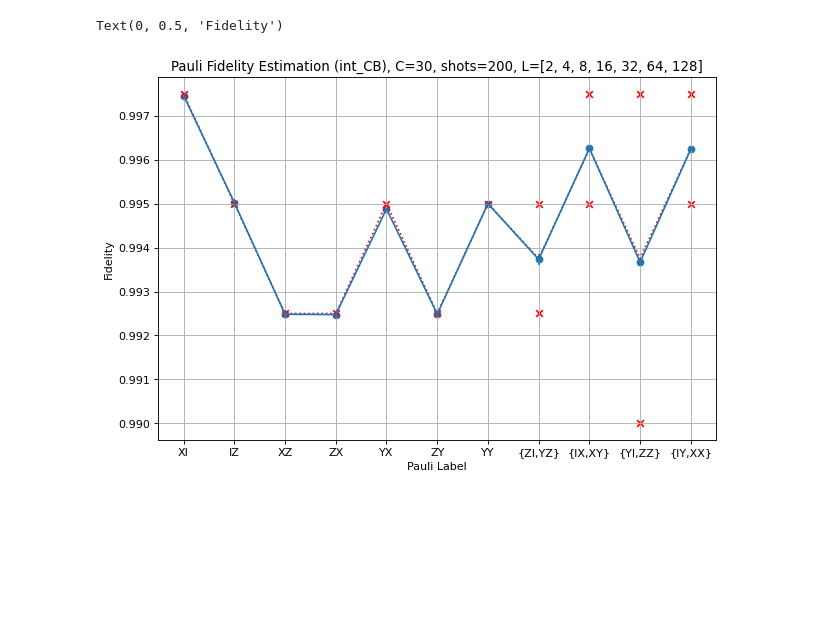
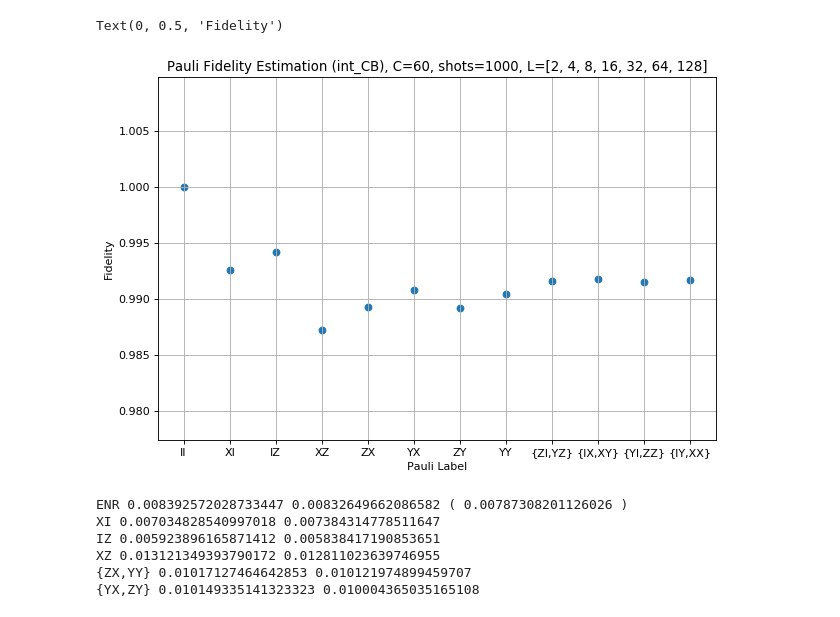
Before and after one commit to csenrui/Pauli_Learnability, a Jupyter notebook: main_analyze.ipynb, the cells around one changed output. Saved outputs shown, nothing was run; the diff lists cells and outputs as text; code cells hidden in the pictures; blank space fills up the shorter version.

```diff
--- a/main_analyze.ipynb
+++ b/main_analyze.ipynb
@@ -77,18 +50,18 @@ cb_stdev_list = result['cb']['stdev']
 deg_list1 = ['II','XI','IZ','XZ','{ZI,ZZ}','{IX,XX}','{YI,YZ}','{IY,XY}','{ZX,YY}','{YX,ZY}']
 cb_deg_fidelity = {}
 cb_deg_stdev = {}
-cb_true = {}
+# cb_true = {}
 for label in deg_list1:
     if len(label) == 2:
         cb_deg_fidelity[label] = cb_fidelity_list[label]
         cb_deg_stdev[label] = cb_stdev_list[label]
-        cb_true[label] = f_true[label]
+        # cb_true[label] = f_true[label]
     else:
         pp1 = label[1:3]
         pp2 = label[4:6]
         cb_deg_fidelity[label] = (cb_fidelity_list[pp1]+cb_fidelity_list[pp2])/2
         cb_deg_stdev[label] = np.sqrt(cb_stdev_list[pp1]**2 + cb_stdev_list[pp2]**2)
-        cb_true[label] = (f_true[pp1] + f_true[pp2])/2
+        # cb_true[label] = (f_true[pp1] + f_true[pp2])/2
 
 
 plt.figure(figsize=(9, 6), dpi=80)
@@ -97,14 +70,14 @@ plt.scatter(deg_list1,[cb_deg_fidelity[x] for x in deg_list1])
 plt.errorbar(deg_list1,[cb_deg_fidelity[x] for x in deg_list1],[cb_deg_stdev[x] for x in deg_list1])
 # plt.scatter(deg_list1,[f_true[x] for x in deg_list1],,c='red',marker='x')
 # plt.scatter(deg_list1,[cb_deg_fidelity[x] for x in deg_list1])
-plt.plot(deg_list1,[cb_true[x] for x in deg_list1],ls=':',c='red')
+# plt.plot(deg_list1,[cb_true[x] for x in deg_list1],ls=':',c='red')
 
-for label in deg_list1:
-    if len(label) == len('II'):
-        plt.scatter(label,f_true[label],c='red',marker='x')
-    else:
-        plt.scatter(label,f_true[label[1:3]],c='red',marker='x')
-        plt.scatter(label,f_true[label[4:6]],c='red',marker='x')
+# for label in deg_list1:
+#     if len(label) == len('II'):
+#         plt.scatter(label,f_true[label],c='red',marker='x')
+#     else:
+#         plt.scatter(label,f_true[label[1:3]],c='red',marker='x')
+#         plt.scatter(label,f_true[label[4:6]],c='red',marker='x')
 
 # plt.legend([1])
 plt.grid(True)
@@ -120,44 +120,44 @@ Text(0, 0.5, 'Fidelity')
 icb_fidelity_list = result['int_cb']['fidelity']
 icb_stdev_list = result['int_cb']['stdev']
 
-deg_list2 = ['XI','IZ','XZ','ZX','YX','ZY','YY','{ZI,YZ}','{IX,XY}','{YI,ZZ}','{IY,XX}']
+deg_list2 = ['II','XI','IZ','XZ','ZX','YX','ZY','YY','{ZI,YZ}','{IX,XY}','{YI,ZZ}','{IY,XX}']
 icb_deg_fidelity = {}
 icb_deg_stdev = {}
-icb_true = {}
+# icb_true = {}
 for label in deg_list2:
     if len(label) == 2:
         icb_deg_fidelity[label] = icb_fidelity_list[label]
         icb_deg_stdev[label] = icb_stdev_list[label]
-        icb_true[label] = f_true[label]
+        # icb_true[label] = f_true[label]
     else:
         pp1 = label[1:3]
         pp2 = label[4:6]
         icb_deg_fidelity[label] = (icb_fidelity_list[pp1]+icb_fidelity_list[pp2])/2
         icb_deg_stdev[label] = np.sqrt(icb_stdev_list[pp1]**2 + icb_stdev_list[pp2]**2)
-        icb_true[label] = (f_true[pp1]+f_true[pp2])/2
+        # icb_true[label] = (f_true[pp1]+f_true[pp2])/2
 
 
 plt.figure(figsize=(9, 6), dpi=80)
 n=2
 plt.scatter(deg_list2,[icb_deg_fidelity[x] for x in deg_list2])
-plt.errorbar(deg_list2,[icb_deg_fidelity[x] for x in deg_list2],[icb_deg_stdev[x] for x in deg_list2])
+#plt.errorbar(deg_list2,[icb_deg_fidelity[x] for x in deg_list2],[icb_deg_stdev[x] for x in deg_list2])
 # plt.scatter(deg_list1,[f_true[x] for x in deg_list1],,c='red',marker='x')
 # plt.scatter(deg_list1,[cb_deg_fidelity[x] for x in deg_list1])
-plt.plot(deg_list2,[icb_true[x] for x in deg_list2],ls=':',c='red')
-for label in deg_list2:
-    if len(label) == len('II'):
-        plt.scatter(label,f_true[label],c='red',marker='x')
-    else:
-        plt.scatter(label,f_true[label[1:3]],c='red',marker='x')
-        plt.scatter(label,f_true[label[4:6]],c='red',marker='x')
+# plt.plot(deg_list2,[icb_true[x] for x in deg_list2],ls=':',c='red')
+# for label in deg_list2:
+#     if len(label) == len('II'):
+#         plt.scatter(label,f_true[label],c='red',marker='x')
+#     else:
+#         plt.scatter(label,f_true[label[1:3]],c='red',marker='x')
+#         plt.scatter(label,f_true[label[4:6]],c='red',marker='x')
 
 # plt.legend([1])
 plt.grid(True)
 # plt.ylim([0.8,1.005])
 #plt.title("Pauli Fidelity Estimation (int_CB), C=%d, shots=%d"%(C,shots) +", L=",+str(Lrange))
 plt.title("Pauli Fidelity Estimation (int_CB), C=%d, shots=%d, L=%s"%(C,shots,str(Lrange)))
 plt.xlabel("Pauli Label")
 plt.ylabel("Fidelity")
 # %% [output]
 Text(0, 0.5, 'Fidelity')
-[figure, old version]
+[figure, new version]
@@ -165,0 +164,32 @@ Text(0, 0.5, 'Fidelity')
+# %%
+####### compare redundacy, for real this time
+snr_std = 0
+for label,f in cb_deg_fidelity.items():
+    if len(label)==len('II'):
+        snr_std += f
+    else:
+        snr_std +=2*f
+snr_std /= 16
+
+snr_int = 0
+for label,f in icb_deg_fidelity.items():
+    if len(label)==len('II'):
+        snr_int += f
+    else:
+        snr_int +=2*f
+snr_int /= 16
+
+print('ENR', str(1-snr_std), str(1-snr_int),'(',str(abs(snr_int-snr_std)/(1-snr_std)),')')
+####### detailed compare
+for label in ['XI','IZ','XZ']:
+    print(label, str(1-cb_deg_fidelity[label]), str(1-icb_deg_fidelity[label]))
+
+for label in ['{ZX,YY}','{YX,ZY}']:
+    print(label, str(1-cb_deg_fidelity[label]), str(1-icb_deg_fidelity[label[1:3]]/2-icb_deg_fidelity[label[4:6]]/2))
+# %% [output]
+ENR 0.008392572028733447 0.00832649662086582 ( 0.00787308201126026 )
+XI 0.007034828540997018 0.007384314778511647
+IZ 0.005923896165871412 0.005838417190853651
+XZ 0.013121349393790172 0.012811023639746955
+{ZX,YY} 0.01017127464642853 0.010121974899459707
+{YX,ZY} 0.010149335141323323 0.010004365035165108
```
Also changed, not shown: parts of 24 cells of this notebook, 6 other files.
